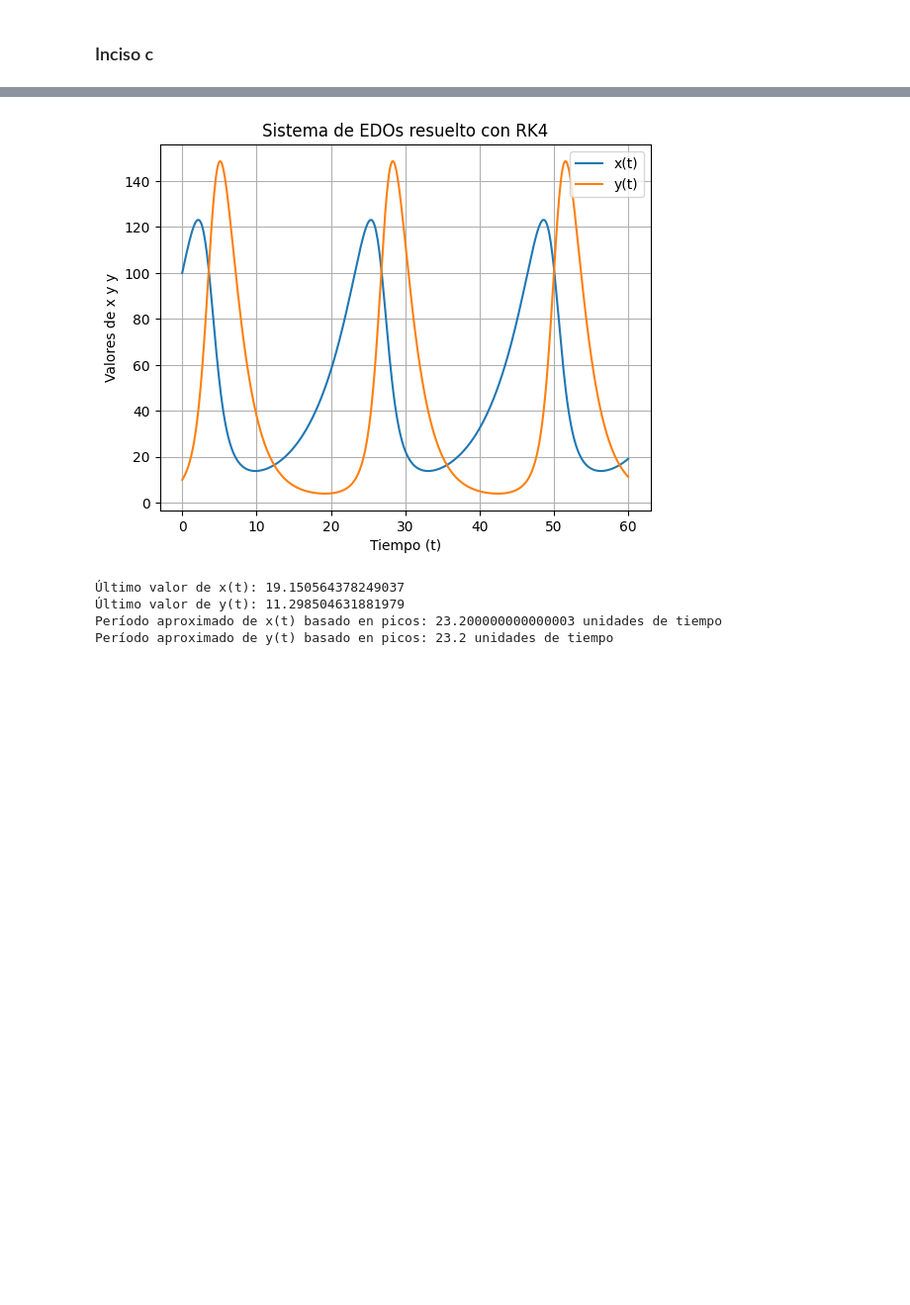
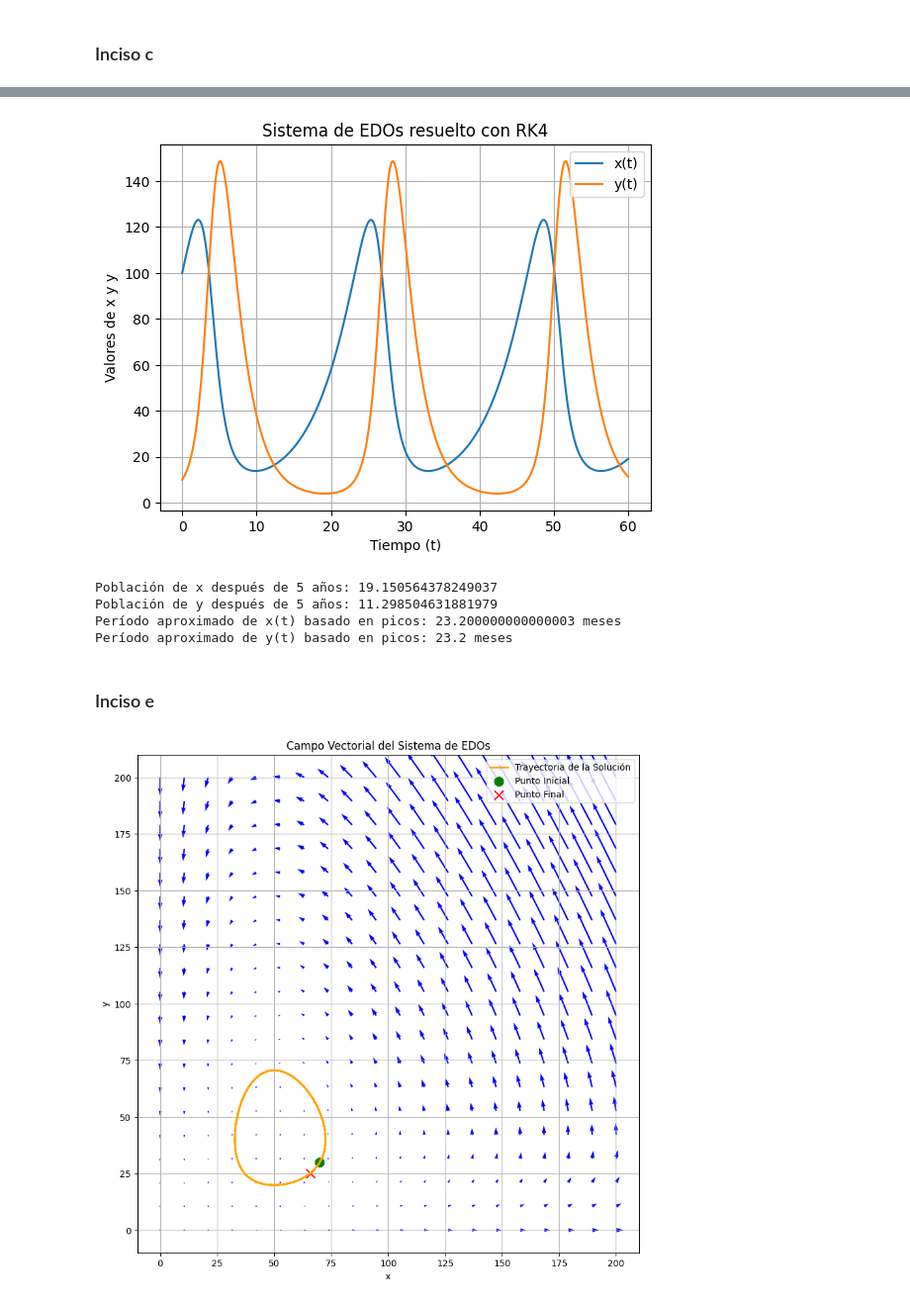
Before and after one commit to pabloozamora/UVG_Modsim_Lab_3, a Jupyter notebook: ejercicio_2.ipynb, the cells around one changed output, grey strips where cells are left out. Shown at 99% size. Drawn from its saved outputs; the diff is of its cells as text; code cells hidden in the pictures; blank space fills up the shorter version.

Commit message:
Ejercicio 2 finalizado

```diff
--- a/ejercicio_2.ipynb
+++ b/ejercicio_2.ipynb
@@ -4,9 +4,9 @@
 import numpy as np
 import matplotlib.pyplot as plt
 
-def plot_vector_field_system(F_vector, x_range, y_range, grid_size=20, figsize=(10, 10), dpi=100, points=None):
+def plot_vector_field_system(F_vector, x_range, y_range, grid_size=20, figsize=(10, 10), dpi=100, points=None, solution_trajectory=None):
     """
-    Grafica el campo vectorial de un sistema de EDOs en el plano (y1, y2).
+    Grafica el campo vectorial de un sistema de EDOs en el plano (y1, y2) y la trayectoria de la solución.
 
     :param F_vector: Lista de funciones que definen el sistema de EDOs.
     :param x_range: Rango para la variable y1.
@@ -15,6 +15,7 @@ def plot_vector_field_system(F_vector, x_range, y_range, grid_size=20, figsize=(
     :param figsize: Tamaño de la figura.
     :param dpi: Resolución de la figura.
     :param points: (Opcional) Puntos a marcar en la gráfica.
+    :param solution_trajectory: (Opcional) Trajectoria de la solución a graficar.
     """
     F = lambda t, y: [f(t, y) for f in F_vector]
 
@@ -43,14 +44,22 @@ def plot_vector_field_system(F_vector, x_range, y_range, grid_size=20, figsize=(
     # Dibujar el campo vectorial
     plt.quiver(Y1, Y2, U, V, color='blue')
 
-    # Si se proporcionan puntos, marcarlos en el gráfico
+    # Graficar la trayectoria de la solución si se proporciona
+    if solution_trajectory is not None:
+        plt.plot(solution_trajectory[:, 0], solution_trajectory[:, 1], color='orange', lw=2, label='Trayectoria de la Solución')
+
+        # Marcar el punto inicial y final
+        plt.scatter(solution_trajectory[0, 0], solution_trajectory[0, 1], color='green', marker='o', s=100, label='Punto Inicial')
+        plt.scatter(solution_trajectory[-1, 0], solution_trajectory[-1, 1], color='red', marker='x', s=100, label='Punto Final')
+
+    # Si se proporcionan puntos adicionales, marcarlos en el gráfico
     if points is not None:
         points = np.array(points)
-        plt.scatter(points[:, 0], points[:, 1], color='red', marker='o', label='Ceros')
+        plt.scatter(points[:, 0], points[:, 1], color='red', marker='o', label='Puntos Críticos')
 
     plt.title('Campo Vectorial del Sistema de EDOs')
-    plt.xlabel('y1')
-    plt.ylabel('y2')
+    plt.xlabel('x')
+    plt.ylabel('y')
     plt.grid(True)
     plt.legend()
     plt.show()
@@ -319,8 +330,8 @@ plt.show()
 x_final = y_values[-1, 0]  # Último valor de x(t)
 y_final = y_values[-1, 1]  # Último valor de y(t)
 
-print(f"Último valor de x(t): {x_final}")
-print(f"Último valor de y(t): {y_final}")
+print(f"Población de x después de 5 años: {x_final}")
+print(f"Población de y después de 5 años: {y_final}")
 
 from scipy.signal import find_peaks
 
@@ -331,7 +342,7 @@ peaks, _ = find_peaks(x_values)
 # Si hay al menos dos picos, calcular el período como la distancia entre ellos
 if len(peaks) > 1:
     period = t_values[peaks[1]] - t_values[peaks[0]]
-    print(f"Período aproximado de x(t) basado en picos: {period} unidades de tiempo")
+    print(f"Período aproximado de x(t) basado en picos: {period} meses")
 else:
     print("No se detectaron suficientes picos para estimar el período")
 
@@ -342,12 +353,34 @@ peaks, _ = find_peaks(y_values)
 # Si hay al menos dos picos, calcular el período como la distancia entre ellos
 if len(peaks) > 1:
     period_y = t_values[peaks[1]] - t_values[peaks[0]]
-    print(f"Período aproximado de y(t) basado en picos: {period_y} unidades de tiempo")
+    print(f"Período aproximado de y(t) basado en picos: {period_y} meses")
 else:
     print("No se detectaron suficientes picos para estimar el período de y(t)")
 # %% [output]
 [figure]
-Último valor de x(t): 19.150564378249037
-Último valor de y(t): 11.298504631881979
-Período aproximado de x(t) basado en picos: 23.200000000000003 unidades de tiempo
-Período aproximado de y(t) basado en picos: 23.2 unidades de tiempo
+Población de x después de 5 años: 19.150564378249037
+Población de y después de 5 años: 11.298504631881979
+Período aproximado de x(t) basado en picos: 23.200000000000003 meses
+Período aproximado de y(t) basado en picos: 23.2 meses
+# %% [markdown]
+### Inciso e
+# %%
+# Parámetros iniciales
+y0 = [70, 30]  # x(0) = 70, y(0) = 30
+t0 = 0
+tf = 60
+h = 0.1
+
+# Resolver el sistema de EDOs usando RK4
+t_values, y_values = runge_kutta_4_system(system_of_eqs, y0, t0, tf, h)
+
+# Graficar el campo vectorial y la trayectoria de la solución
+plot_vector_field_system(
+    F_vector=[lambda t, y: 0.2*y[0] - 0.005*y[0]*y[1], lambda t, y: -0.5*y[1] + 0.01*y[0]*y[1]],
+    x_range=[0, 200],
+    y_range=[0, 200],
+    grid_size=20,
+    solution_trajectory=y_values,
+)
+# %% [output]
+[figure, added]
```
Also changed, not shown: parts of 3 cells of this notebook.
